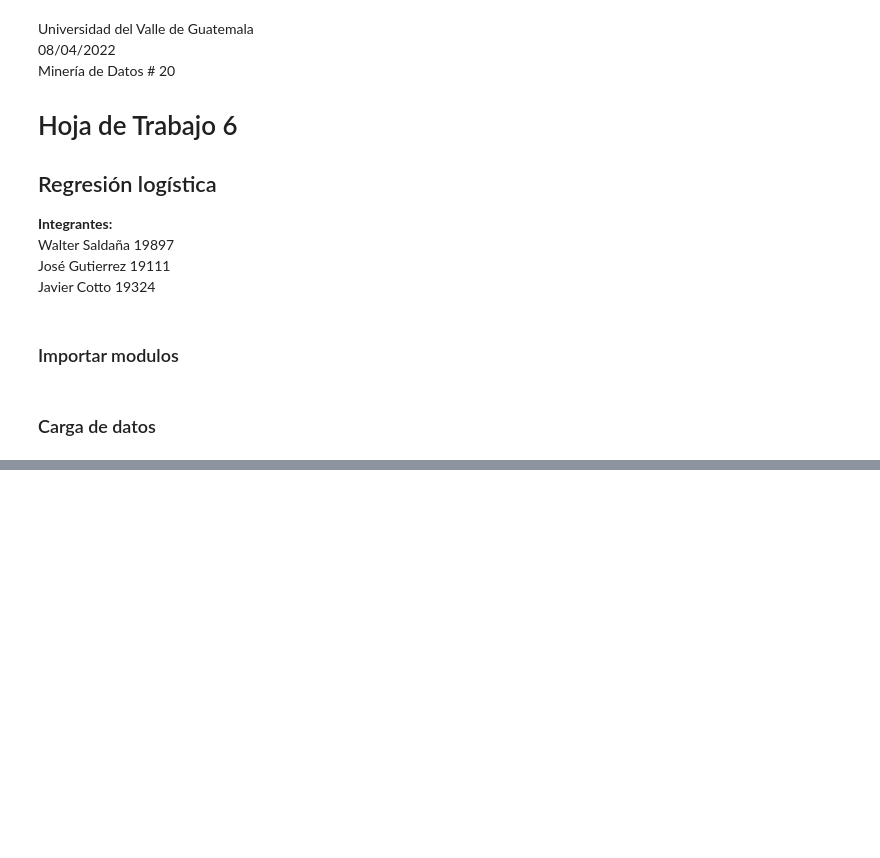
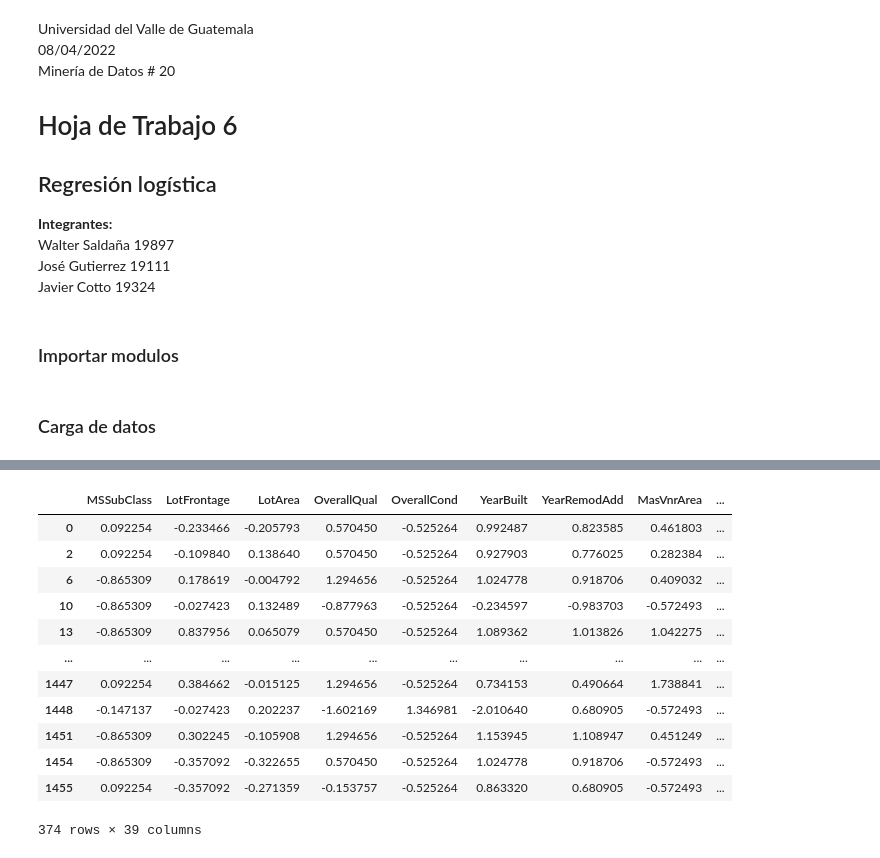
Before and after one commit to wsaldana/MineriaHDT6, a Jupyter notebook: Hoja6.ipynb, the cells around one changed output, grey strips where cells are left out. Cells and saved outputs as stored; diff of their text form; code cells hidden in the pictures; blank space fills up the shorter version.

```diff
--- a/Hoja6.ipynb
+++ b/Hoja6.ipynb
@@ -49,0 +230,24 @@ FileNotFoundError: [Errno 2] No such file or directory: 'train.csv'
+# %%
+kmeans = cluster.KMeans(n_clusters = 3)
+X = np.array(entrenamiento[["SalePrice", "OverallQual", "YearBuilt", "YearRemodAdd", "TotalBsmtSF", "1stFlrSF", "GrLivArea", "FullBath", "GarageYrBlt", "GarageCars", "GarageArea"]])
+X = sklearn.preprocessing.scale(X)
+kmeans.fit(X)
+entrenamiento['KmeansCluster'] = kmeans.labels_
+# %%
+entrenamiento['Quality-Price'] = entrenamiento['OverallQual'] / entrenamiento['SalePrice']
+entrenamiento['Quality-Price'] = entrenamiento['Quality-Price'] / max(entrenamiento['Quality-Price'])
+entrenamiento
+# %% [output]
+|  | MSSubClass | LotFrontage | LotArea | OverallQual | OverallCond | YearBuilt | YearRemodAdd | MasVnrArea | ... |
+| 0 | 0.092254 | -0.233466 | -0.205793 | 0.570450 | -0.525264 | 0.992487 | 0.823585 | 0.461803 | ... |
+| 2 | 0.092254 | -0.109840 | 0.138640 | 0.570450 | -0.525264 | 0.927903 | 0.776025 | 0.282384 | ... |
+| 6 | -0.865309 | 0.178619 | -0.004792 | 1.294656 | -0.525264 | 1.024778 | 0.918706 | 0.409032 | ... |
+| 10 | -0.865309 | -0.027423 | 0.132489 | -0.877963 | -0.525264 | -0.234597 | -0.983703 | -0.572493 | ... |
+| 13 | -0.865309 | 0.837956 | 0.065079 | 0.570450 | -0.525264 | 1.089362 | 1.013826 | 1.042275 | ... |
+| ... | ... | ... | ... | ... | ... | ... | ... | ... | ... |
+| 1447 | 0.092254 | 0.384662 | -0.015125 | 1.294656 | -0.525264 | 0.734153 | 0.490664 | 1.738841 | ... |
+| 1448 | -0.147137 | -0.027423 | 0.202237 | -1.602169 | 1.346981 | -2.010640 | 0.680905 | -0.572493 | ... |
+| 1451 | -0.865309 | 0.302245 | -0.105908 | 1.294656 | -0.525264 | 1.153945 | 1.108947 | 0.451249 | ... |
+| 1454 | -0.865309 | -0.357092 | -0.322655 | 0.570450 | -0.525264 | 1.024778 | 0.918706 | -0.572493 | ... |
+| 1455 | 0.092254 | -0.357092 | -0.271359 | -0.153757 | -0.525264 | 0.863320 | 0.680905 | -0.572493 | ... |
+374 rows × 39 columns
```
Also changed, not shown: parts of 31 cells of this notebook.
